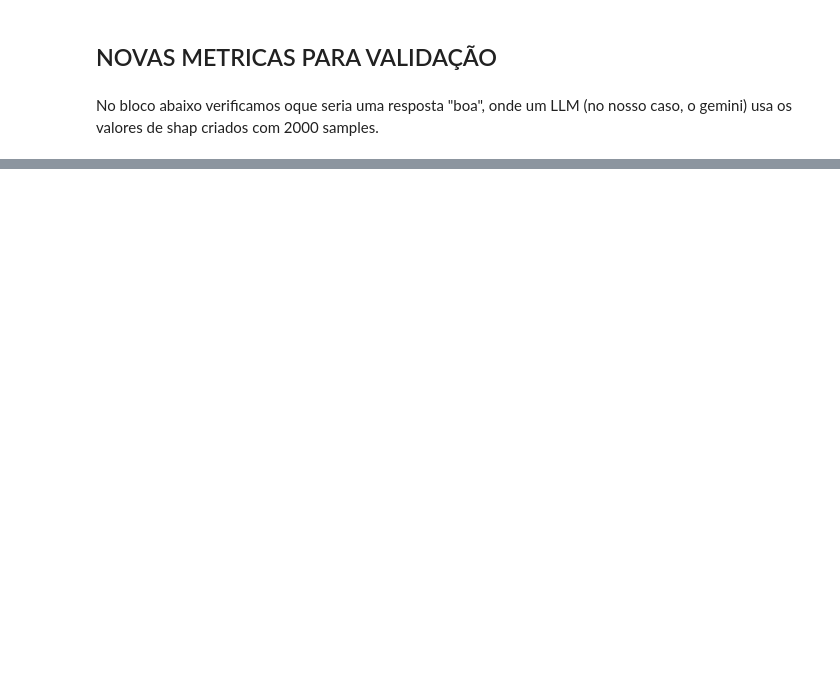
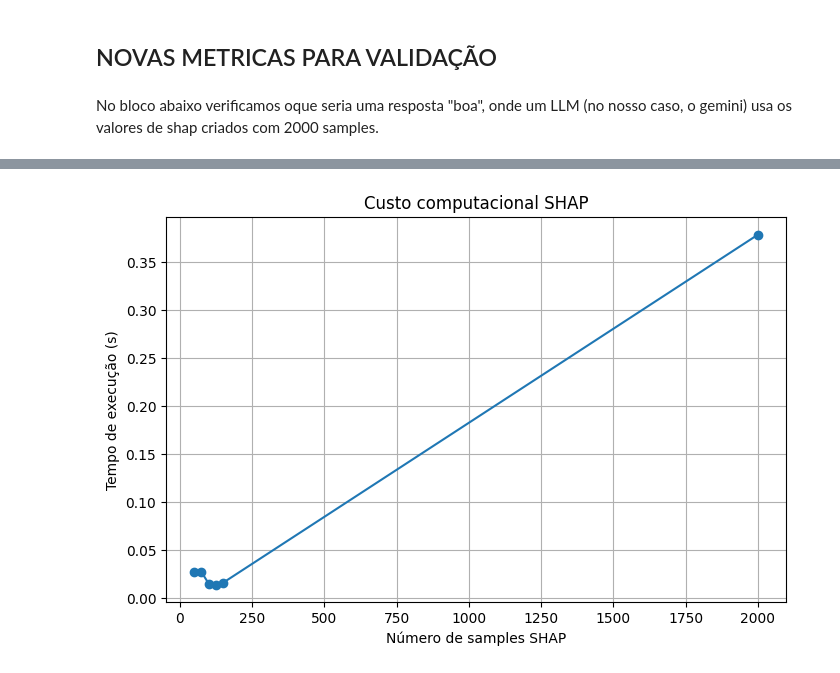
Before and after one commit to Fernando7492/eXplainable_AI, a Jupyter notebook: src/training/experiment.ipynb, the cells around one changed output, grey strips where cells are left out. Cells and saved outputs as stored; diff of their text form; code cells hidden in the pictures; blank space fills up the shorter version.

```diff
--- a/src/training/experiment.ipynb
+++ b/src/training/experiment.ipynb
@@ -265,3 +460,101 @@ A predição de que este passageiro sobreviveu é fortemente motivada pelo fato
 ## NOVAS METRICAS PARA VALIDAÇÃO
 # %% [markdown]
 No bloco abaixo verificamos oque seria uma resposta "boa", onde um LLM (no nosso caso, o gemini) usa os valores de shap criados com 2000 samples.
+# %%
+import time
+import pandas as pd
+import matplotlib.pyplot as plt
+from scipy.stats import spearmanr
+
+print("=== SHAP COMPLETO (BASELINE) ===")
+
+inicio = time.perf_counter()
+
+shap_values_completo = explainer.shap_values(
+    instancia,
+    nsamples=2000,
+    silent=True
+)
+
+fim = time.perf_counter()
+tempo_shap_completo = fim - inicio
+
+valores_completos = extrair_valores_shap(shap_values_completo)
+
+exp_completa = [
+    (colunas_train[i], float(valores_completos[i]))
+    for i in range(len(colunas_train))
+]
+
+print(f"--- Explicação Baseline (nsamples=2000) ---")
+print(f"Tempo SHAP: {tempo_shap_completo:.4f} s")
+
+exp_ordenada = sorted(exp_completa, key=lambda x: abs(x[1]), reverse=True)
+
+for feature, valor in exp_ordenada:
+    print(f"  {feature}: {valor:.4f}")
+
+correlacoes = []
+
+valores_baseline = [valor for _, valor in exp_completa]
+
+for exp in explicacoes_pobres:
+
+    valores_exp = [valor for _, valor in exp]
+
+    corr, _ = spearmanr(valores_exp, valores_baseline)
+
+    correlacoes.append(corr)
+
+dados_tabela = []
+
+for i, tempo in enumerate(tempos_shap):
+
+    dados_tabela.append({
+        "Tipo": f"Cheap {i+1}",
+        "nsamples": nsamples_lista[i]*5,
+        "Tempo_SHAP (s)": round(tempo, 4),
+        "Correlação (Spearman)": round(correlacoes[i], 4)
+    })
+
+dados_tabela.append({
+    "Tipo": "Baseline",
+    "nsamples": 2000,
+    "Tempo_SHAP (s)": round(tempo_shap_completo, 4),
+    "Correlação (Spearman)": 1.0
+})
+
+tabela = pd.DataFrame(dados_tabela)
+
+print("\n=== TABELA COMPARATIVA ===")
+display(tabela)
+
+nsamples_plot = [n*5 for n in nsamples_lista] + [2000]
+tempos_plot = tempos_shap + [tempo_shap_completo]
+
+plt.figure(figsize=(8,5))
+
+plt.plot(nsamples_plot, tempos_plot, marker='o')
+
+plt.xlabel("Número de samples SHAP")
+plt.ylabel("Tempo de execução (s)")
+plt.title("Custo computacional SHAP")
+
+plt.grid(True)
+
+plt.show()
+
+nsamples_plot_corr = [n*5 for n in nsamples_lista]
+
+plt.figure(figsize=(8,5))
+
+plt.plot(nsamples_plot_corr, correlacoes, marker='o')
+
+plt.xlabel("Número de samples SHAP")
+plt.ylabel("Correlação com SHAP completo")
+plt.title("Qualidade da explicação vs número de samples")
+
+plt.grid(True)
+
+plt.show()
+# %% [output]
@@ -267,0 +582 @@ No bloco abaixo verificamos oque seria uma resposta "boa", onde um LLM (no nosso
+[figure, added]
```
Also changed, not shown: parts of 11 cells of this notebook.
